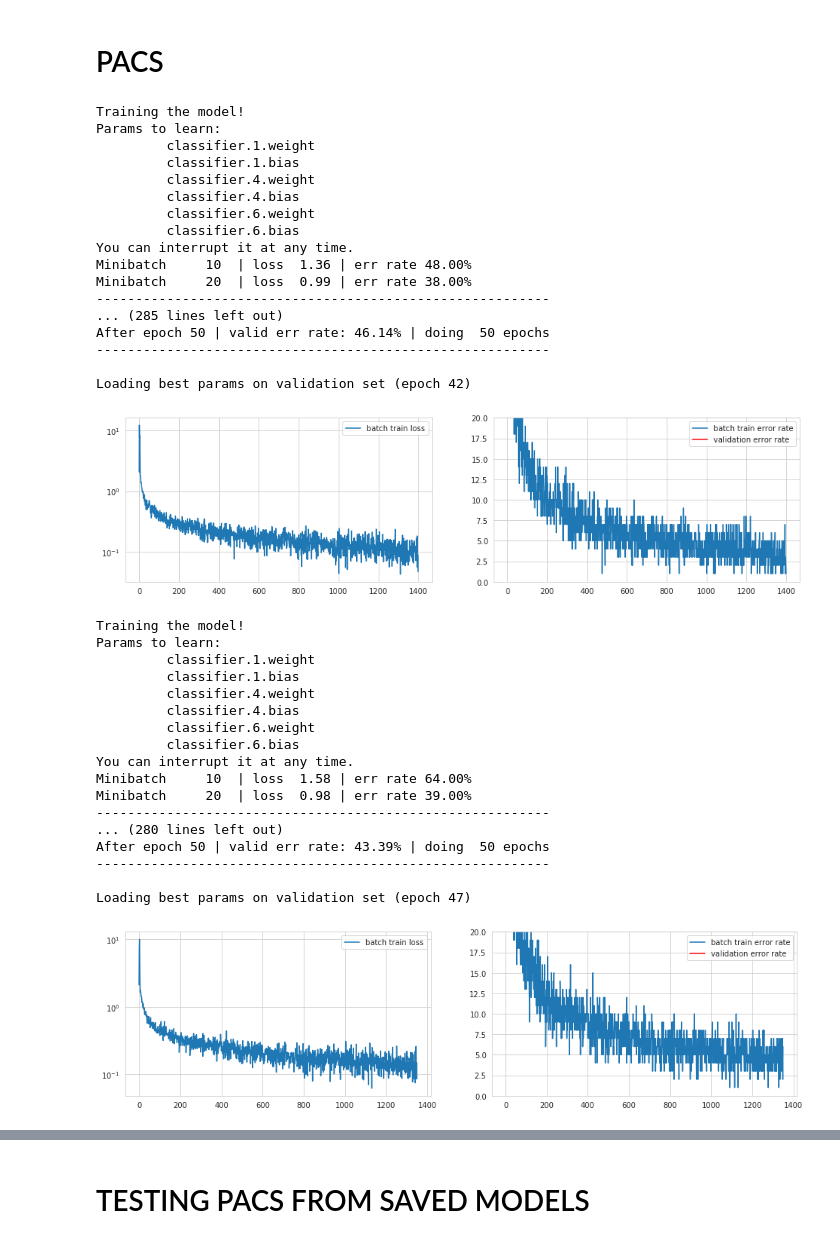
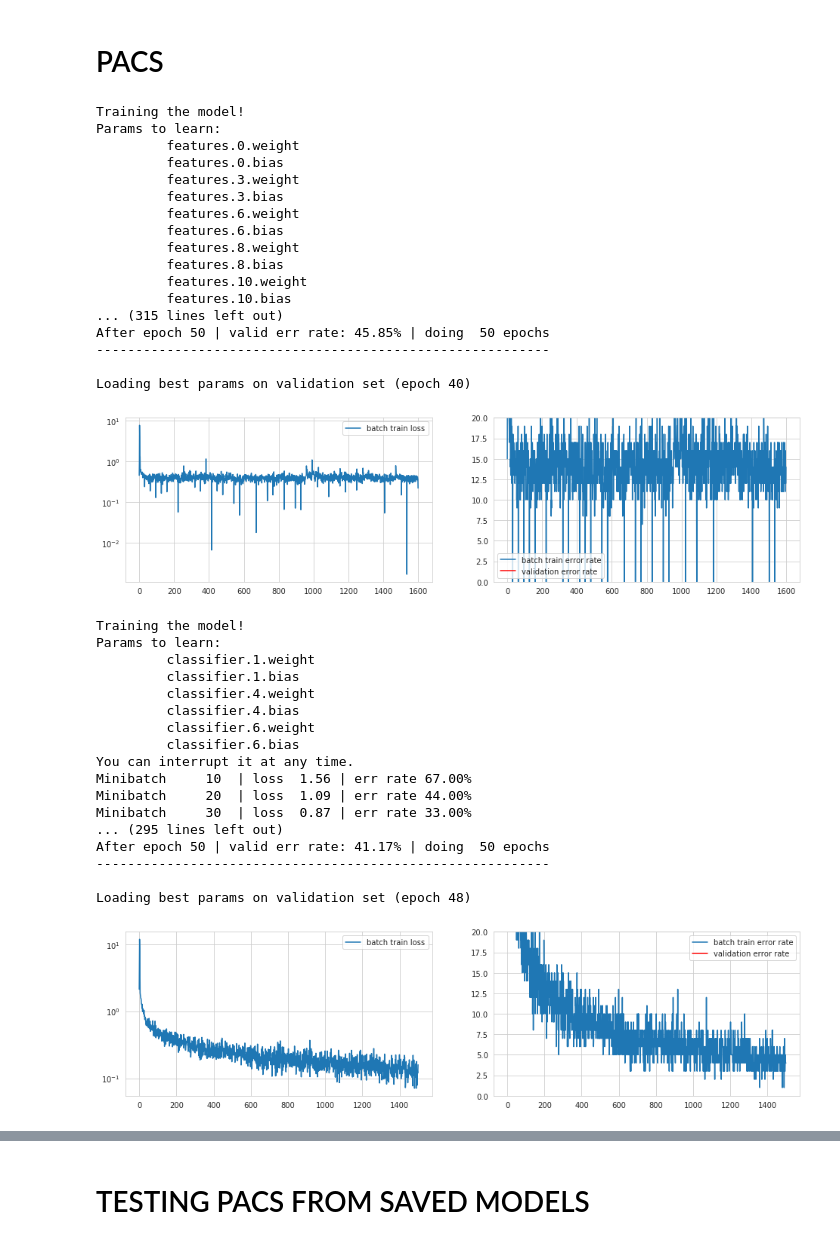
Before and after one commit to MarWit/nn_project, a Jupyter notebook: AlexNet Tests.ipynb, the cells around one changed output, grey strips where cells are left out. Saved outputs shown, nothing was run; the diff lists cells and outputs as text; code cells hidden in the pictures.

Commit message:
Training AlexNet on PACS with extra

```diff
--- a/AlexNet Tests.ipynb
+++ b/AlexNet Tests.ipynb
@@ -18,36 +18,38 @@ batch_loader = ds.batch_loader(256)
 epoch = 50
 log_every = 10
 # %%
-net = alexnet(pretrained=True)
+#net = alexnet(pretrained=True)
+
+epoch = 50
 
 # pick what to train
 
 for param in net.parameters():
-    param.requires_grad = False
+    param.requires_grad = True
 
-net.classifier = alex_classifier(8)
+#net.classifier = alex_classifier(8)
 
-criterion = nn.NLLLoss()
-optimizer = optim.Adam(net.classifier.parameters(), lr=0.001)
+#criterion = nn.NLLLoss()
+optimizer = optim.Adam(net.classifier.parameters(), lr=0.001, weight_decay=1e-2)
 
 train(net, batch_loader, optimizer, criterion, num_epochs = epoch, cuda = cuda, log_every = log_every)
-save_model(net, 'pacs_art_painting_full')
+#save_model(net, 'pacs_art_painting_extra')
 # %% [output]
 Training the model!
 Params to learn:
-         classifier.1.weight
-         classifier.1.bias
-         classifier.4.weight
-         classifier.4.bias
-         classifier.6.weight
-         classifier.6.bias
-You can interrupt it at any time.
-Minibatch     10  | loss  1.36 | err rate 48.00%
-Minibatch     20  | loss  0.99 | err rate 38.00%
-----------------------------------------------------------
-... (285 lines left out)
-After epoch 50 | valid err rate: 46.14% | doing  50 epochs
+         features.0.weight
+         features.0.bias
+         features.3.weight
+         features.3.bias
+         features.6.weight
+         features.6.bias
+         features.8.weight
+         features.8.bias
+         features.10.weight
+         features.10.bias
+... (315 lines left out)
+After epoch 50 | valid err rate: 45.85% | doing  50 epochs
 ----------------------------------------------------------
 
-Loading best params on validation set (epoch 42)
+Loading best params on validation set (epoch 40)
-[figure, old version]
+[figure, new version]
@@ -54,5 +58,5 @@ Loading best params on validation set (epoch 42)
 # %%
-ds.create_dataset('pacs', pacs='cartoon', pacs_heuristic=True)
+ds.create_dataset('pacs', pacs='cartoon', pacs_heuristic=True, extra = True)
 batch_loader = ds.batch_loader(256)
 
 net = alexnet(pretrained=True)
@@ -66,7 +70,7 @@ criterion = nn.NLLLoss()
 optimizer = optim.Adam(net.classifier.parameters(), lr=0.001)
 
 train(net, batch_loader, optimizer, criterion, num_epochs = epoch, cuda = cuda, log_every = log_every)
-save_model(net, 'pacs_cartoon_full')
+save_model(net, 'pacs_cartoon_extra')
 # %% [output]
 Training the model!
 Params to learn:
@@ -77,12 +81,12 @@ Params to learn:
          classifier.6.weight
          classifier.6.bias
 You can interrupt it at any time.
-Minibatch     10  | loss  1.58 | err rate 64.00%
-Minibatch     20  | loss  0.98 | err rate 39.00%
-----------------------------------------------------------
-... (280 lines left out)
-After epoch 50 | valid err rate: 43.39% | doing  50 epochs
+Minibatch     10  | loss  1.56 | err rate 67.00%
+Minibatch     20  | loss  1.09 | err rate 44.00%
+Minibatch     30  | loss  0.87 | err rate 33.00%
+... (295 lines left out)
+After epoch 50 | valid err rate: 41.17% | doing  50 epochs
 ----------------------------------------------------------
 
-Loading best params on validation set (epoch 47)
+Loading best params on validation set (epoch 48)
-[figure, old version]
+[figure, new version]
```
Also changed, not shown: parts of 9 cells of this notebook.
